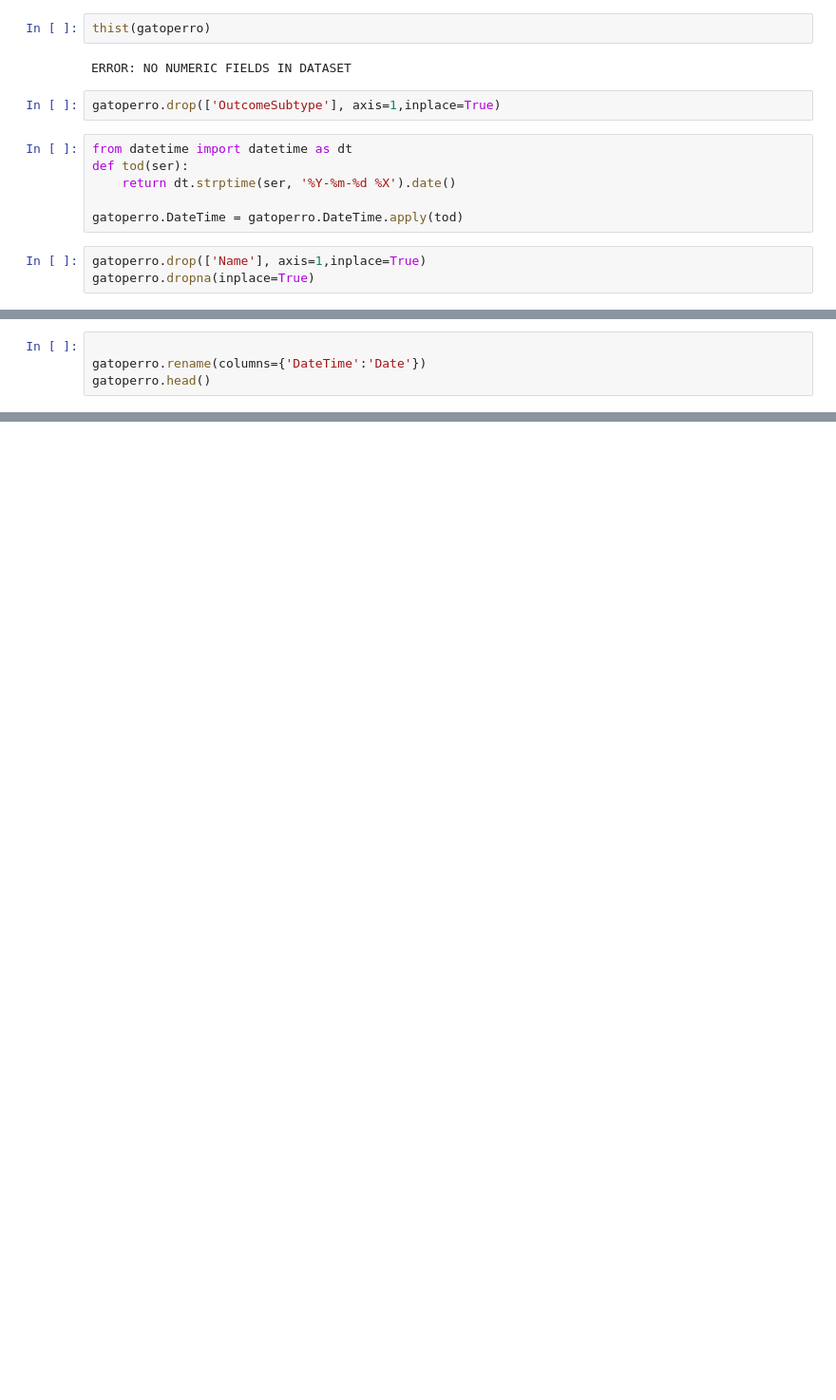
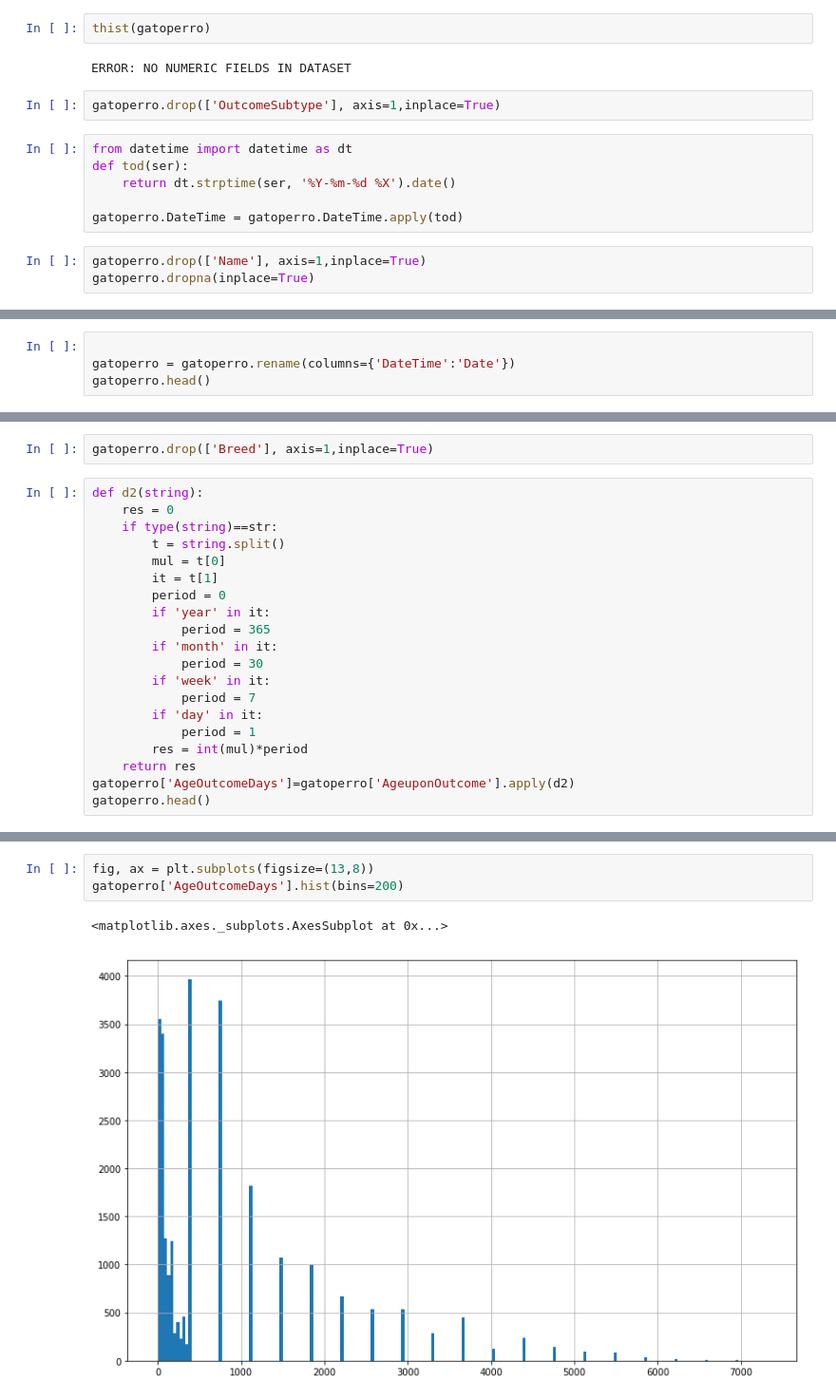
Before and after one commit to marcmeji/project-kaggle-shelter, a Jupyter notebook: shelter-animal-outcomes/JHML - Preprocesamiento | GARLIC.ipynb, the cells around one changed output, grey strips where cells are left out. Shown: that part at 95% size. Saved outputs shown, nothing was run; the diff lists cells and outputs as text; blank space fills up the shorter version.

```diff
--- a/shelter-animal-outcomes/JHML - Preprocesamiento | GARLIC.ipynb
+++ b/shelter-animal-outcomes/JHML - Preprocesamiento | GARLIC.ipynb
@@ -154,4 +153,4 @@ dtype: int64
 # %%
 
-gatoperro.rename(columns={'DateTime':'Date'})
+gatoperro = gatoperro.rename(columns={'DateTime':'Date'})
 gatoperro.head()
@@ -159,0 +166,22 @@ gatoperro.to_csv('gatoperro_prepro.csv')
+# %%
+gatoperro.drop(['Breed'], axis=1,inplace=True)
+# %%
+def d2(string):
+    res = 0
+    if type(string)==str:
+        t = string.split()
+        mul = t[0]
+        it = t[1]
+        period = 0
+        if 'year' in it:
+            period = 365
+        if 'month' in it:
+            period = 30
+        if 'week' in it:
+            period = 7
+        if 'day' in it:
+            period = 1
+        res = int(mul)*period
+    return res
+gatoperro['AgeOutcomeDays']=gatoperro['AgeuponOutcome'].apply(d2)
+gatoperro.head()
@@ -159,0 +195,6 @@ gatoperro.to_csv('gatoperro_prepro.csv')
+# %%
+fig, ax = plt.subplots(figsize=(13,8))
+gatoperro['AgeOutcomeDays'].hist(bins=200)
+# %% [output]
+<matplotlib.axes._subplots.AxesSubplot at 0x...>
+[figure, added]
```
Also changed, not shown: parts of 13 cells of this notebook, 1 other file.
